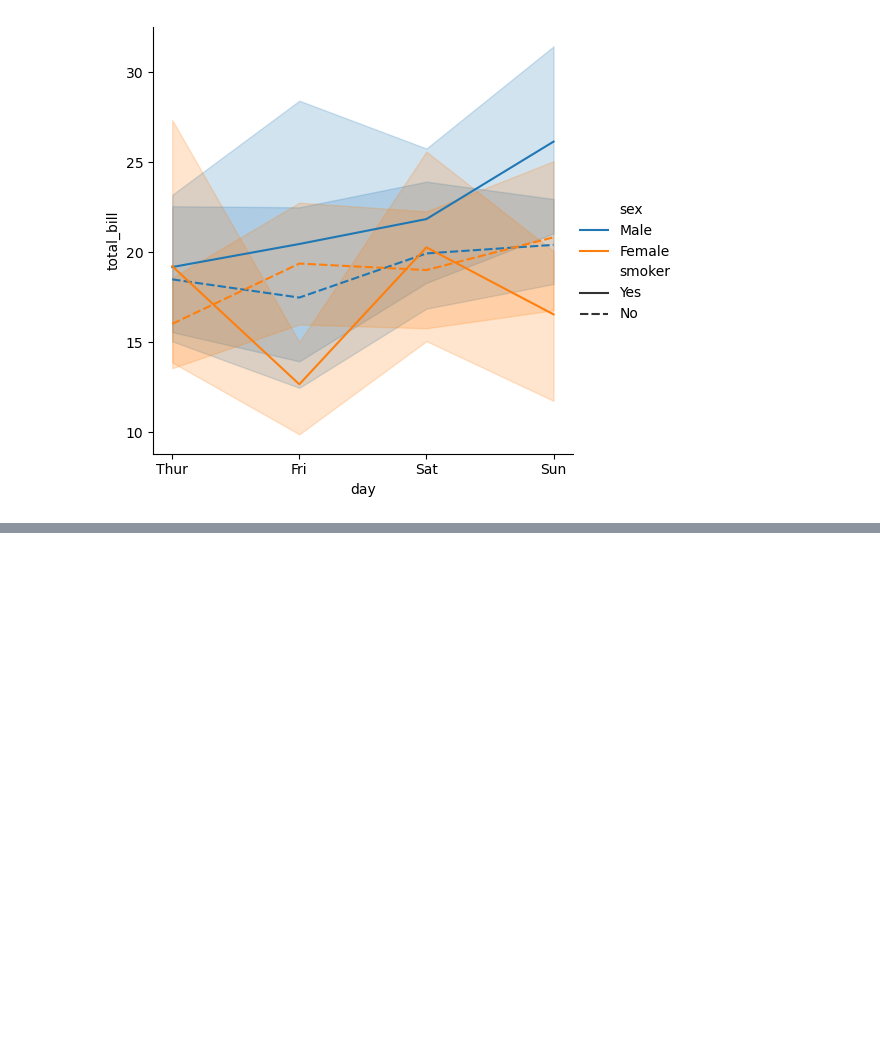
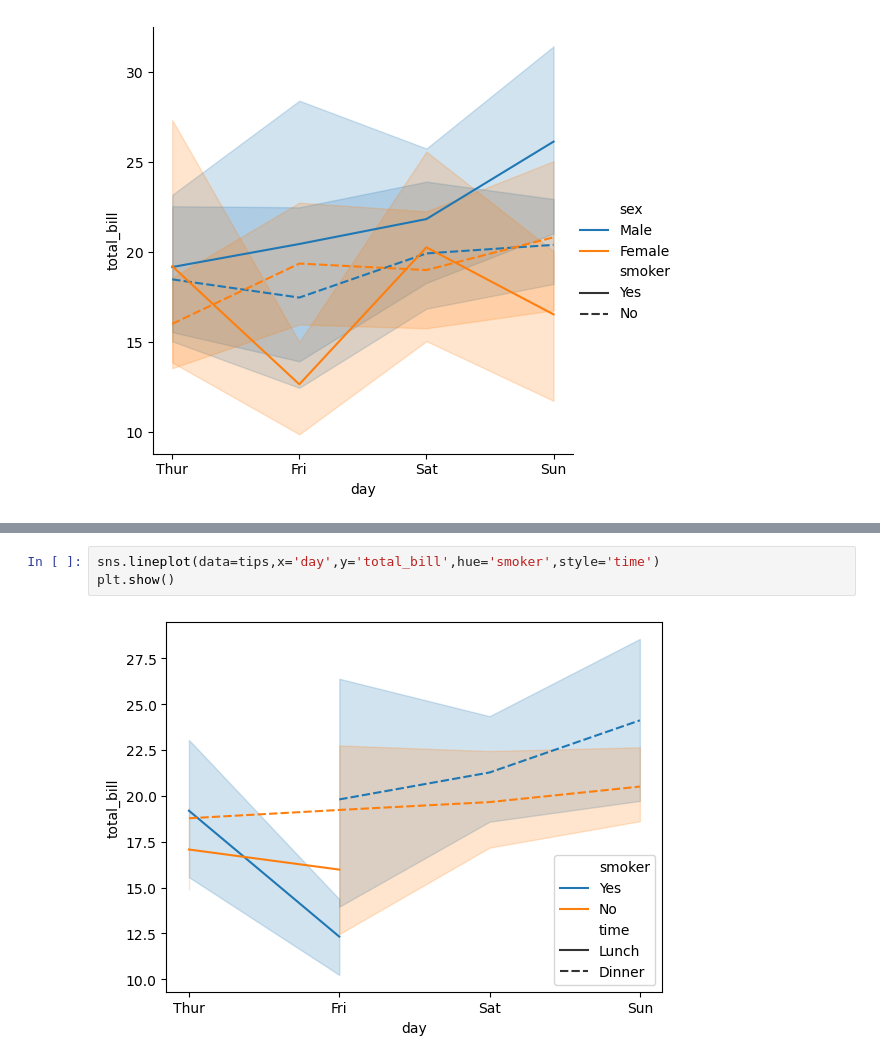
Before and after one commit to daksh-rajora/Gen-Ai, a Jupyter notebook: Machine Learning/SEABORN/getting_started.ipynb, the cells around one changed output, grey strips where cells are left out. Drawn from its saved outputs; the diff is of its cells as text; blank space fills up the shorter version.

```diff
--- a/Machine Learning/SEABORN/getting_started.ipynb
+++ b/Machine Learning/SEABORN/getting_started.ipynb
@@ -86,0 +101,5 @@ sns.relplot(data=tips,x='day',y='total_bill',kind='line',hue='sex',style='smoker
+# %%
+sns.lineplot(data=tips,x='day',y='total_bill',hue='smoker',style='time')
+plt.show()
+# %% [output]
+[figure, added]
```
Also changed, not shown: parts of 30 cells of this notebook.
